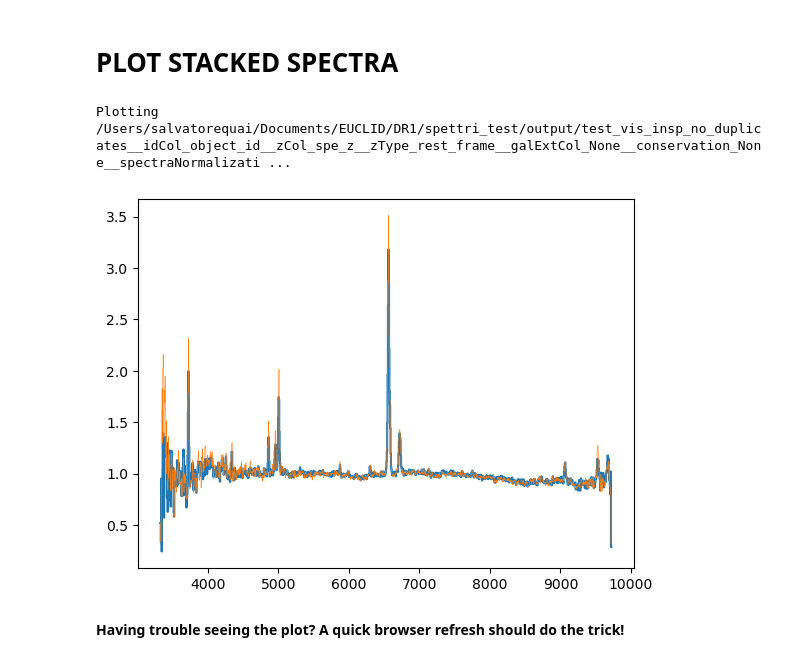
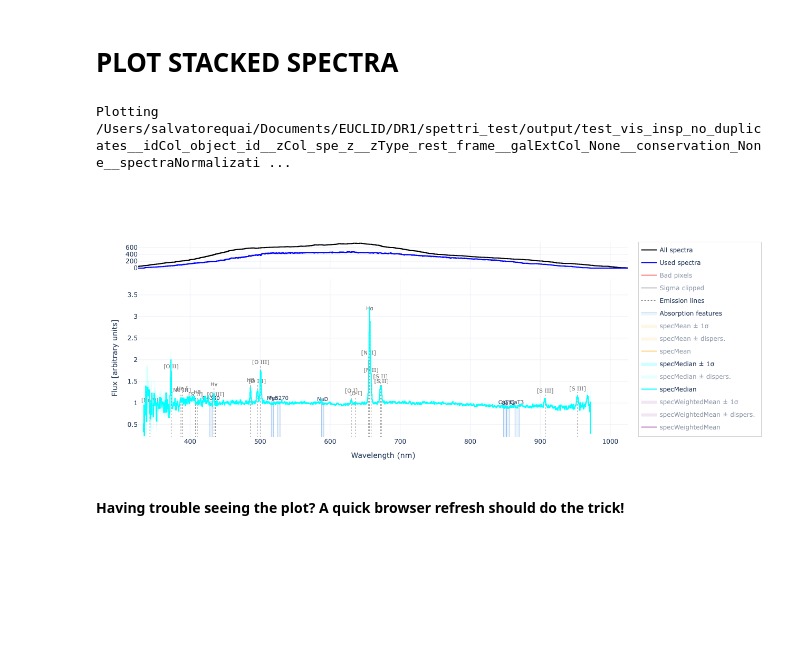
Before and after one commit to squai/SpectraPyle, a Jupyter notebook: project_root/notebooks/plot_helper.ipynb, the cells around one changed output. Cells and saved outputs as stored; diff of their text form; code cells hidden in the pictures; blank space fills up the shorter version.

Commit message:
improved plot.py

```diff
--- a/project_root/notebooks/plot_helper.ipynb
+++ b/project_root/notebooks/plot_helper.ipynb
@@ -9,6 +9,7 @@ from spectraPyle.plot.plot import plotting
 name_stack = "/Users/salvatorequai/Documents/EUCLID/DR1/spettri_test/output/test_vis_insp_no_duplicates__idCol_object_id__zCol_spe_z__zType_rest_frame__galExtCol_None__conservation_None__spectraNormalization_median__sigmaClip_3.0__bootstrapping_300____NdithMask3__STACKING.fits"
 #name_stack = "/Users/salvatorequai/Documents/coding/PYTHON/SpectraPyle_project/SpectraPyle/project_root/tests/INDIVIDUAL_FITS/output/catalog_list__idCol_object_id__zCol_spe_z__zType_rest_frame__galExtCol_None__conservation_None__spectraNormalization_median__pxlResamp_6.0__sigmaClip_4.0__bootstrapping_300____NdithMask2__STACKING.fits"
 # %%
-plotting(name_stack, width=950, height=550)
+plotting(name_stack, width=850, height=550)
 # %% [output]
 Plotting /Users/salvatorequai/Documents/EUCLID/DR1/spettri_test/output/test_vis_insp_no_duplicates__idCol_object_id__zCol_spe_z__zType_rest_frame__galExtCol_None__conservation_None__spectraNormalizati ...
+[figure, added]
@@ -20,11 +16,2 @@ with fits.open(name_stack) as hdu:
-# %%
-import matplotlib.pyplot as plt
-
-plt.figure()
-plt.step(data['wavelength'], data['specMedian'])
-plt.step(data['wavelength'], data['specMean'], lw=0.4)
-plt.show()
-# %% [output]
-[figure, removed]
 # %% [markdown]
 **Having trouble seeing the plot? A quick browser refresh should do the trick!**
```
Also changed, not shown: parts of 1 cell of this notebook, 6 other files.
